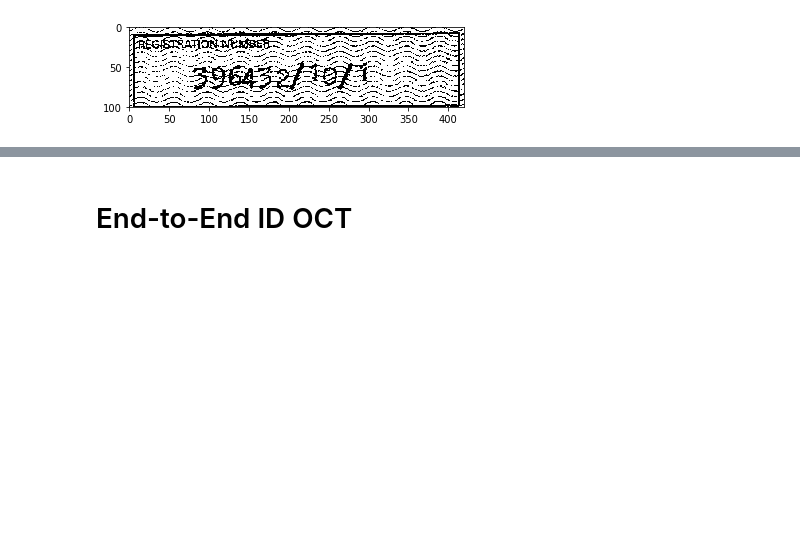
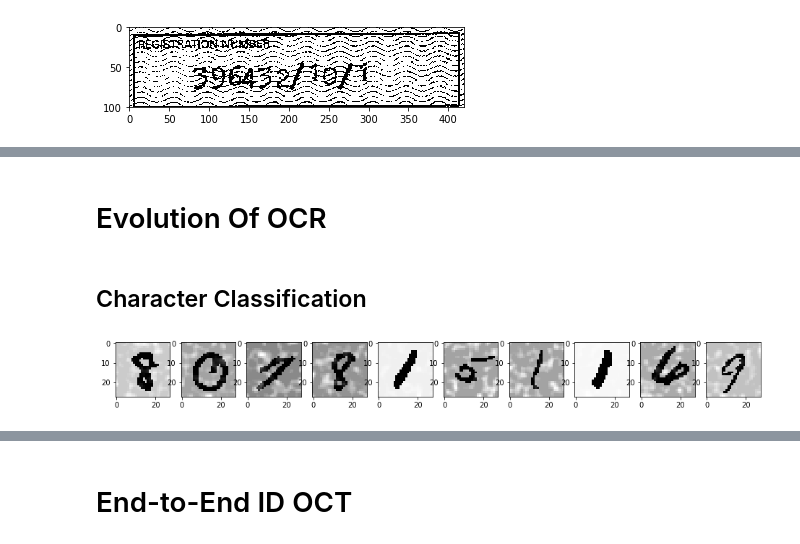
Before and after one commit to drdangersimon/OCR_prez, a Jupyter notebook: presentations/IndabaX_Prez.ipynb, the cells around one changed output, grey strips where cells are left out. Drawn from its saved outputs; the diff is of its cells as text; code cells hidden in the pictures; blank space fills up the shorter version.

```diff
--- a/presentations/IndabaX_Prez.ipynb
+++ b/presentations/IndabaX_Prez.ipynb
@@ -122,0 +141,16 @@ Tessoract finds:
+# %% [markdown]
+# Evolution Of OCR
+# %% [markdown]
+## Character Classification
+# %%
+# import mnist
+from keras.datasets import mnist
+
+(x_train, y_train), (x_test, y_test) = mnist.load_data()
+shape = x_train.shape
+# plot random numbers
+fig, *ax = plt.subplots(1,10,figsize=(16,8))
+for i_ax in ax[0]:
+    i_ax.imshow(-1*ut.binarize_image(x_train[np.random.randint(0,shape[0])])/255 + ocr_img_gen.speckle((28,28),1),cmap='gray')
+# %% [output]
+[figure, added]
```
Also changed, not shown: parts of 37 cells of this notebook.
